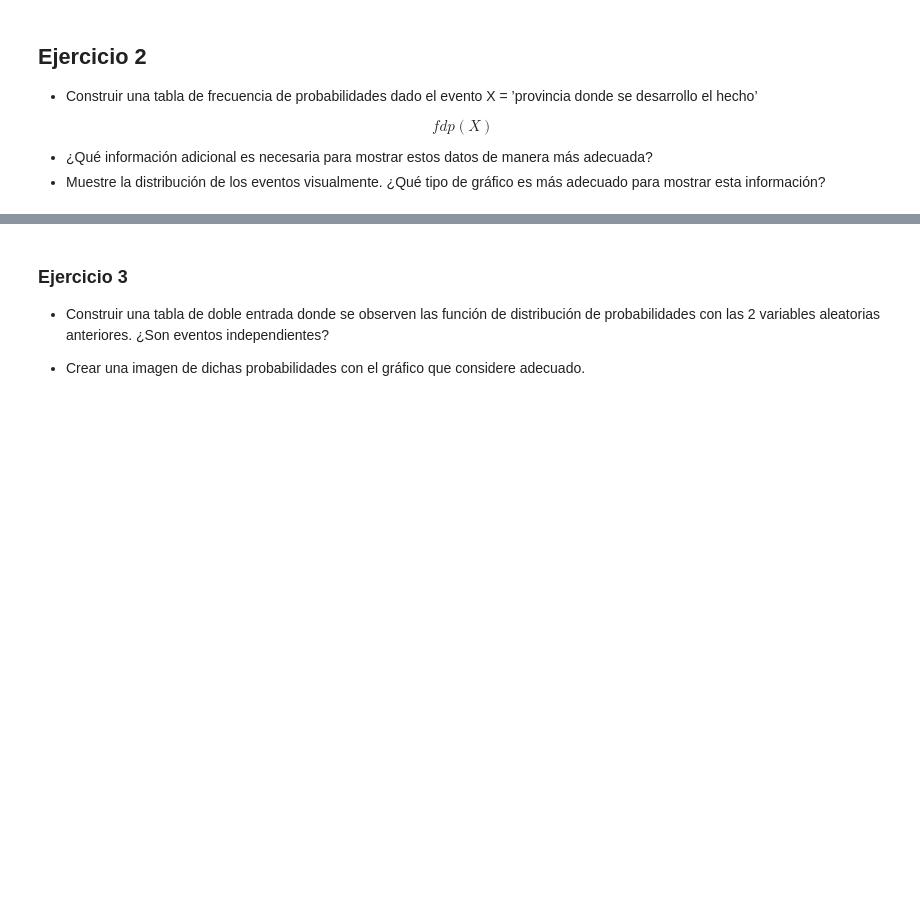
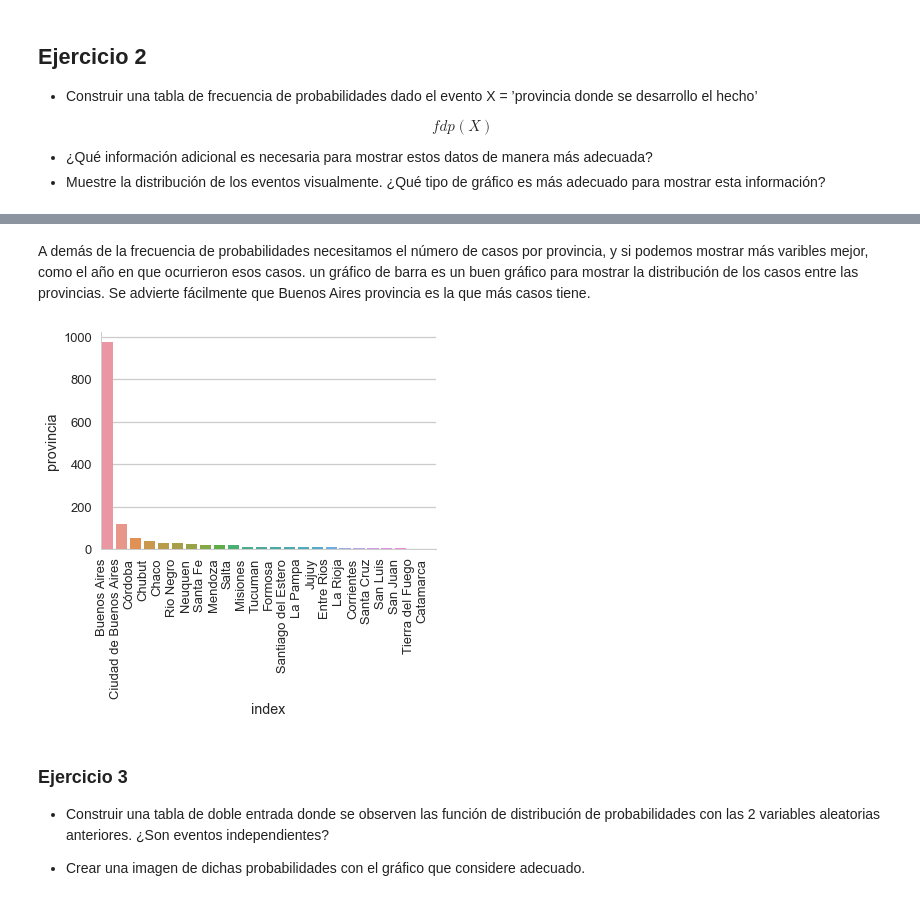
Before and after one commit to david-gonzalez/diplodatos, a Jupyter notebook: analisis_y_visualizacion/Tarea integradora - parte 1.ipynb, the cells around one changed output, grey strips where cells are left out. Drawn from its saved outputs; the diff is of its cells as text; code cells hidden in the pictures; blank space fills up the shorter version.

```diff
--- a/analisis_y_visualizacion/Tarea integradora - parte 1.ipynb
+++ b/analisis_y_visualizacion/Tarea integradora - parte 1.ipynb
@@ -164,3 +185,15 @@ $$fdp(X)$$
+# %% [markdown]
+A demás de la frecuencia de probabilidades necesitamos el número de casos por provincia, y si podemos mostrar más varibles mejor, como el año en que ocurrieron esos casos.
+un gráfico de barra es un buen gráfico para mostrar la distribución de los casos entre las provincias.
+Se advierte fácilmente que Buenos Aires provincia es la que más casos tiene.
+# %%
+prov_count = dataset.provincia.value_counts()
+
+ax = seaborn.barplot(data=prov_count.to_frame().reset_index(), x="index", y="provincia")
+ax.set_xticklabels(ax.get_xticklabels(), rotation=90, ha="right")
+seaborn.despine()
+# %% [output]
+[figure, added]
 # %% [markdown]
 ### Ejercicio 3
 
```
Also changed, not shown: parts of 7 cells of this notebook.
